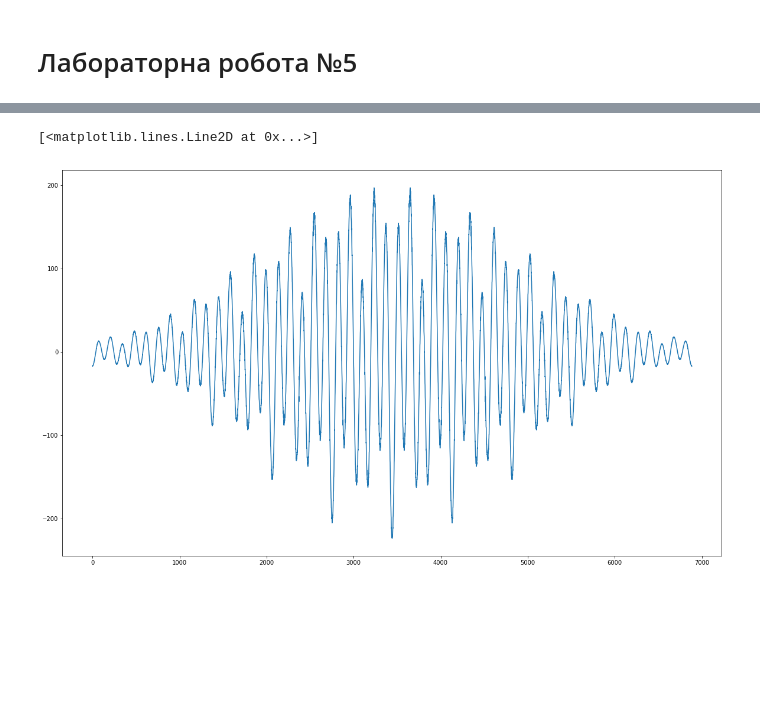
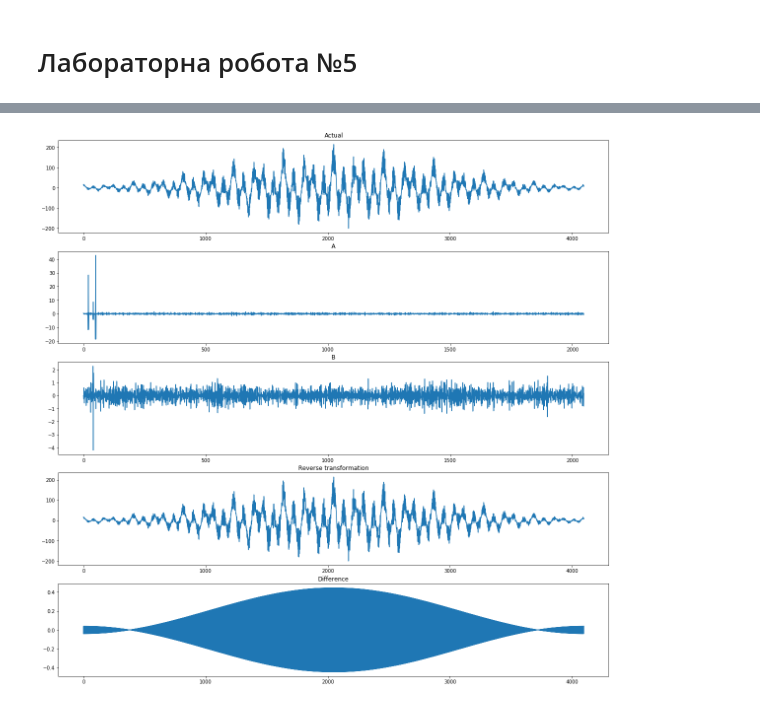
Before and after one commit to vashanin/DataAnalysys, a Jupyter notebook: Lab #5.ipynb, the cells around one changed output, grey strips where cells are left out. Saved outputs shown, nothing was run; the diff lists cells and outputs as text; code cells hidden in the pictures; blank space fills up the shorter version.

```diff
--- a/Lab #5.ipynb
+++ b/Lab #5.ipynb
@@ -190,6 +88,0 @@ plt.plot(dl[1:])
-# %%
-plt.figure(figsize=(20, 12))
-plt.plot((dl - s1)[1:])
-# %% [output]
-[<matplotlib.lines.Line2D at 0x...>]
-[figure, removed]
@@ -199,0 +89,10 @@ A, B, C = scipy.signal.stft(s1)
+# %%
+vb = np.array([0.54 - 0.46 * np.cos(2 * np.pi * i / N) for i in range(N)])
+
+s1 = s2 * vb
+
+a, b, c = transformation(s1=s1)
+r1 = reverse_transformation(a, b)
+plot(s1=s1, a=a, b=b, r1=r1)
+# %% [output]
+[figure, added]
```
Also changed, not shown: parts of 32 cells of this notebook.
